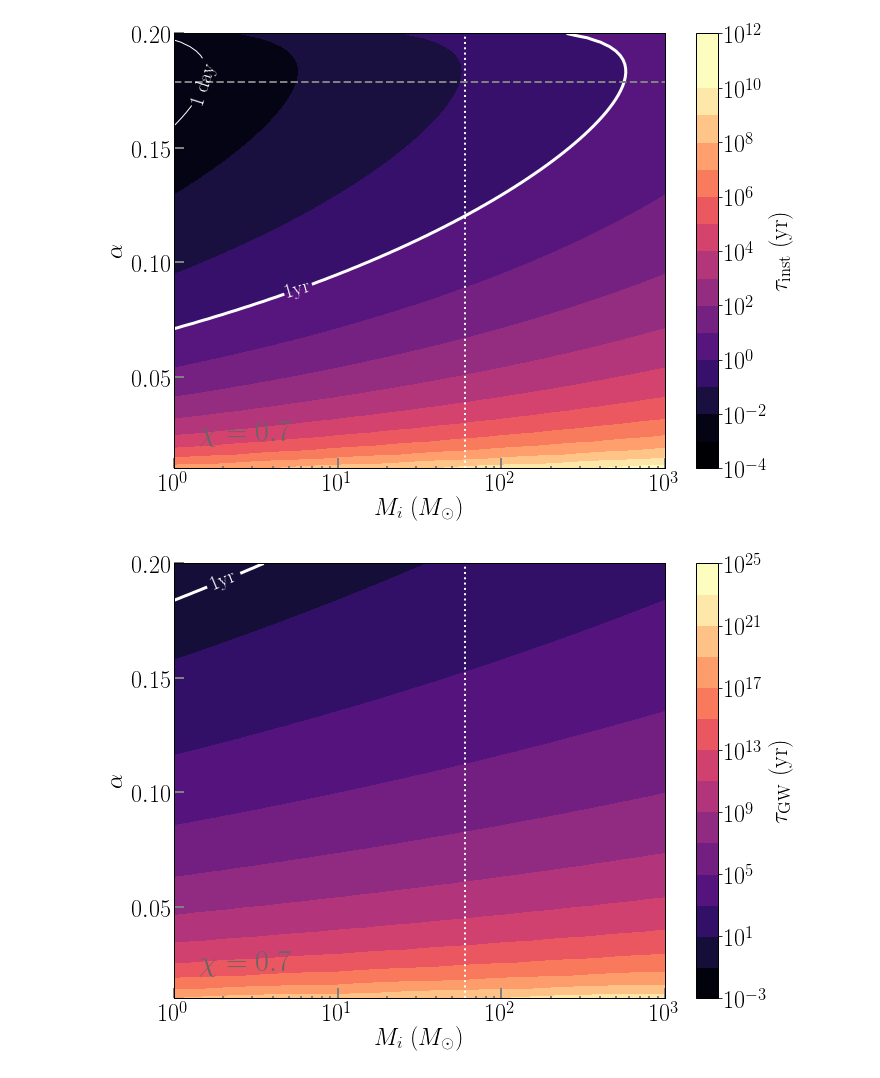
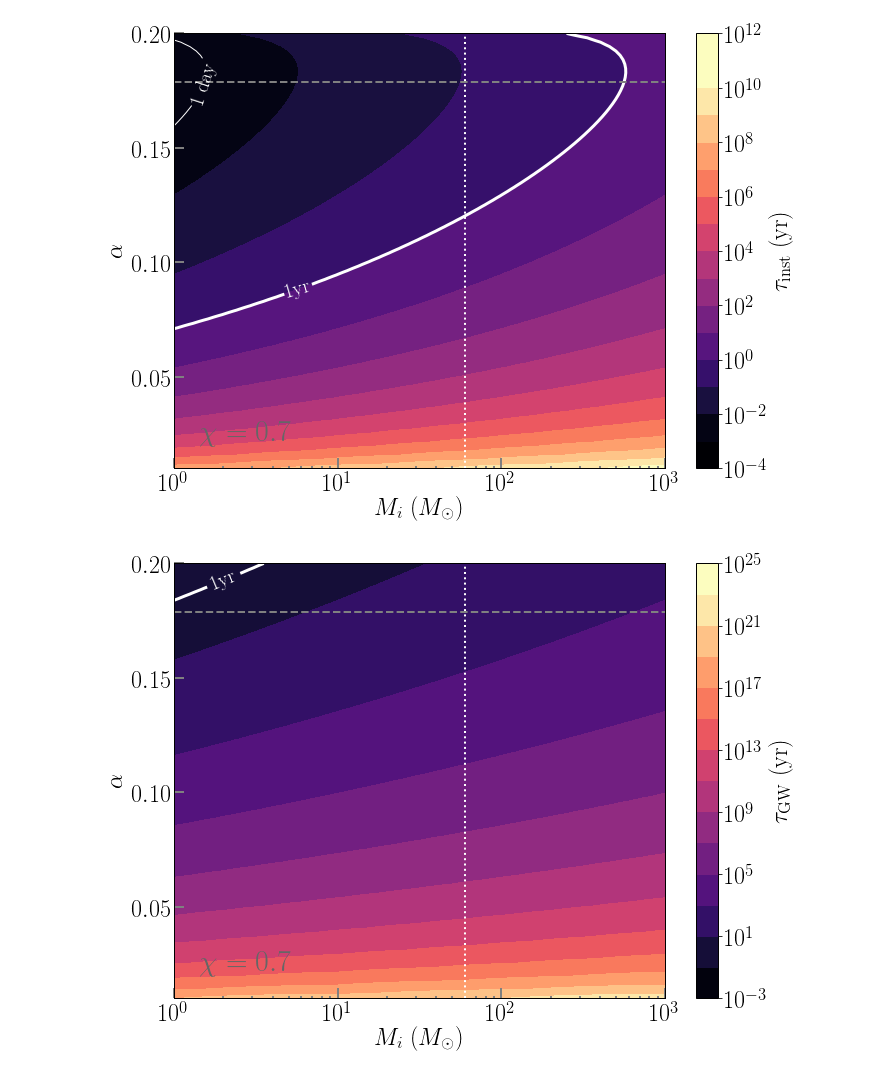
Before and after one commit to maxisi/gwaxion, a Jupyter notebook: examples/timescales.ipynb, the cells around one changed output. Cells and saved outputs as stored; diff of their text form; code cells hidden in the pictures.

```diff
--- a/examples/timescales.ipynb
+++ b/examples/timescales.ipynb
@@ -275,36 +287,38 @@ Z = tgws/lal.YRSID_SI
 norm = matplotlib.colors.LogNorm(vmin=1E-2, vmax=1E24)
 
 fig, ax = plt.subplots(1, figsize=(11,8))
 ax.set_xscale('log')
 
 cm = ax.contourf(X, Y, Z, cmap='magma', norm=norm, locator=ticker.LogLocator(numticks=18,base=10), )
 cb = plt.colorbar(cm, norm=norm, label=r'$\tau_{\rm GW}$ (yr)')#, ticks=cb_ticks)
 
-cs = ax.contour(X, Y, Z, levels = [0.0001,1], colors=('white',),linestyles=('-','-'), linewidths=(3,))
+cs = ax.contour(X, Y, Z, levels = [1], colors=('white',),linestyles=('-',), linewidths=(3,))
 ax.axvline(mbh_ex, ls=':', c='w', lw=2)
 
-strs = ['1yr', '1 yr']
+strs = ['1yr']
 fmt = {l: s for l, s in zip(cs.levels, strs)}
 plt.clabel(cs, cs.levels[::1], inline=True, fmt=fmt, fontsize=20)
+
+ax.plot(mbhs_array.flatten(), amaxs, '--', color='gray', lw=2)
 
 ax.set_ylabel(r'$\alpha$')
 ax.set_xlabel(r'$M_i$ $(M_\odot)$')
 
 yticks = np.arange(0, 0.25, 0.05)[1:]
 ax.set_yticks(yticks)
 
 ax.tick_params(axis='both', color='0.5', which='both', width=2, direction='in')
 ax.tick_params(axis='both', color='0.5', length=10, direction='in')
 
 ax.annotate(r'$\chi=0.7$', xy=(0.05, 0.05), xycoords="axes fraction",
             ha='left', va='bottom', fontsize=30, color='0.4')
 
 fig.savefig('cmap_alpha_mbh_tgw.pdf', bbox_inches='tight')
 
 plt.show()
 plt.close()
 # %% [output]
-[figure, old version]
+[figure, new version]
 # %%
 # make plot of region for which t_inst < 1yr < t_gw
 
```
Also changed, not shown: parts of 5 cells of this notebook, 7 other files.
